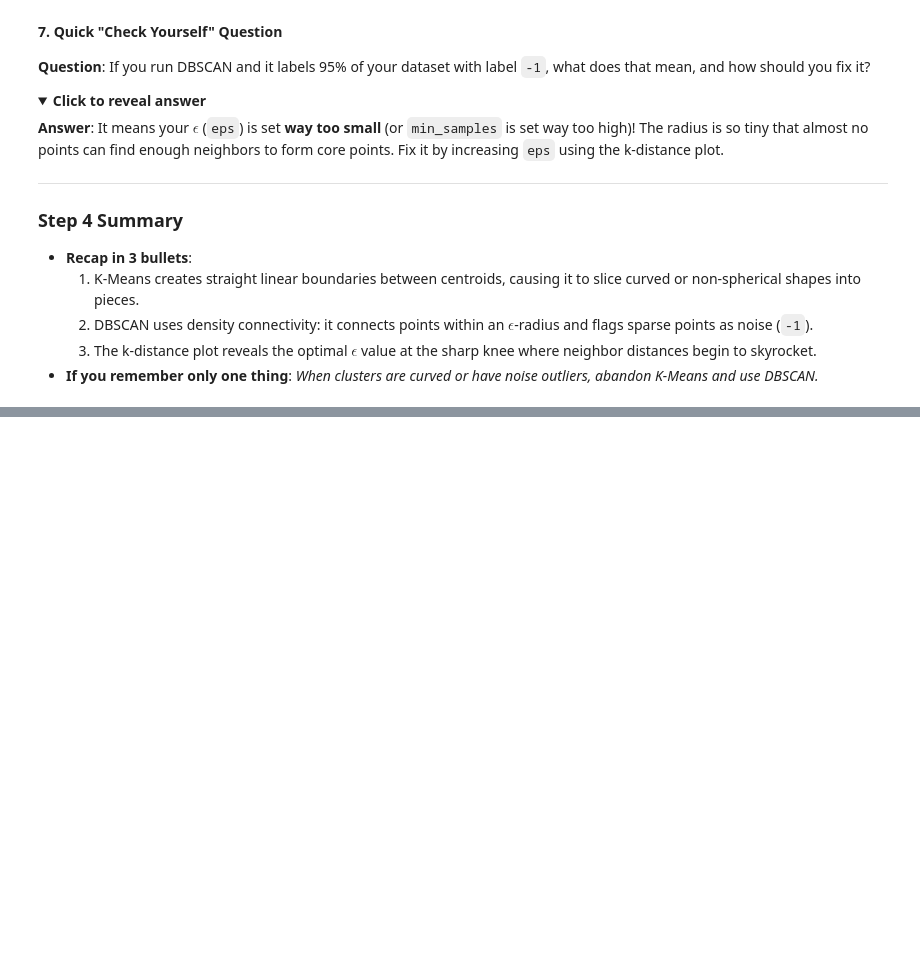
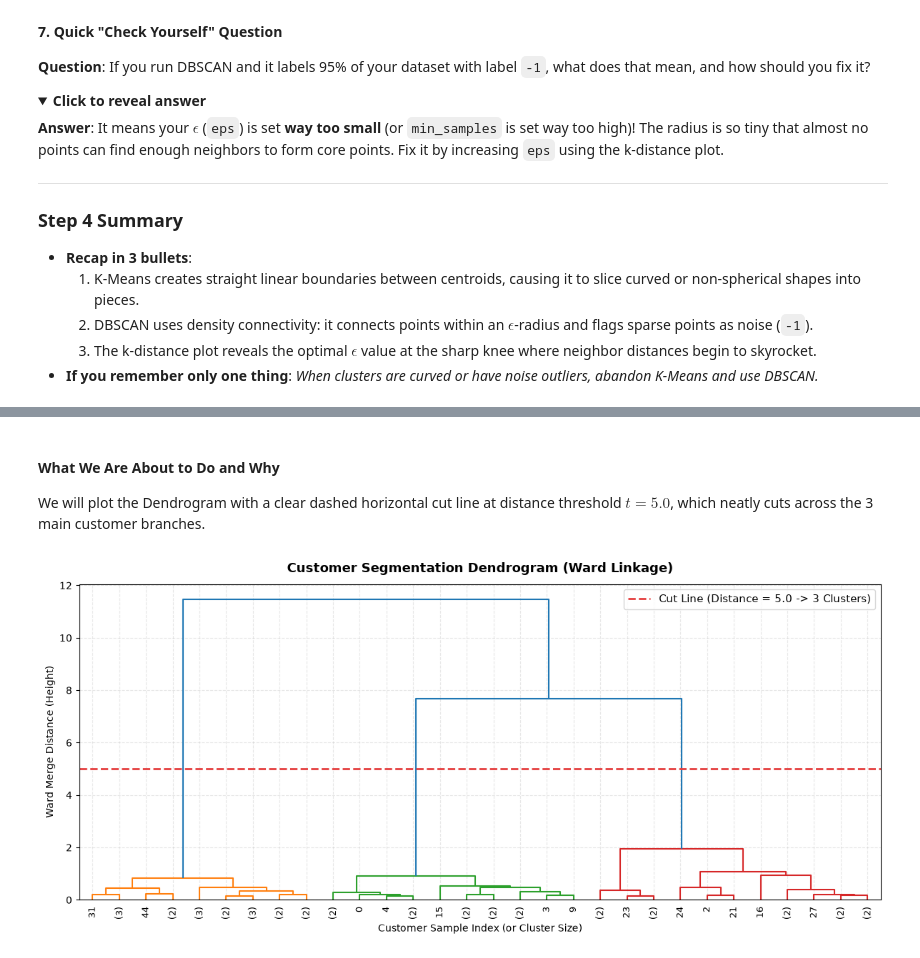
Before and after one commit to Arnav-Shrivastava/unsupervised-learning-zero-to-one, a Jupyter notebook: unsupervised_learning_zero_to_one.ipynb, the cells around one changed output, grey strips where cells are left out. Cells and saved outputs as stored; diff of their text form; code cells hidden in the pictures; folded sections open; blank space fills up the shorter version.

Commit message:
feat: add hierarchical clustering and dendrogram analysis

```diff
--- a/unsupervised_learning_zero_to_one.ipynb
+++ b/unsupervised_learning_zero_to_one.ipynb
@@ -1131,0 +1201,18 @@ Running DBSCAN on unscaled data with features that have huge variance difference
+# %%
+# Step 5.1 Code: Computing Hierarchical Linkage Matrix
+from scipy.cluster.hierarchy import linkage, dendrogram
+from sklearn.preprocessing import StandardScaler
+
+# Use a clean 50-point sample of customer data so dendrogram is easy to read
+np.random.seed(42)
+sample_indices = np.random.choice(len(X_demo), size=50, replace=False)
+X_sub = X_demo[sample_indices]
+
+# Standardize features
+scaler_sub = StandardScaler()
+X_sub_scaled = scaler_sub.fit_transform(X_sub)
+
+# Compute Ward Linkage matrix
+Z = linkage(X_sub_scaled, method='ward')
+print(f"Computed Linkage matrix Z of shape: {Z.shape}")
+print(f"First merge: Cluster {int(Z[0, 0])} + Cluster {int(Z[0, 1])} at distance {Z[0, 2]:.3f}")
@@ -1131,0 +1246,21 @@ Running DBSCAN on unscaled data with features that have huge variance difference
+# %% [markdown]
+#### What We Are About to Do and Why
+We will plot the Dendrogram with a clear dashed horizontal cut line at distance threshold $t = 5.0$, which neatly cuts across the 3 main customer branches.
+# %%
+# Step 5.2 Plot: The Customer Dendrogram and Cut Line
+fig, ax = plt.subplots(figsize=(12, 5.5))
+
+# Draw dendrogram
+dendrogram(Z, ax=ax, truncate_mode='lastp', p=30, leaf_rotation=90, leaf_font_size=9, color_threshold=5.0)
+
+# Draw horizontal cut line
+ax.axhline(y=5.0, color='#E53E3E', linestyle='--', linewidth=2.0, label='Cut Line (Distance = 5.0 -> 3 Clusters)')
+
+ax.set_title("Customer Segmentation Dendrogram (Ward Linkage)", fontsize=13, fontweight='bold', pad=12)
+ax.set_xlabel("Customer Sample Index (or Cluster Size)", fontsize=10)
+ax.set_ylabel("Ward Merge Distance (Height)", fontsize=10)
+ax.legend(loc='upper right', fontsize=11); ax.grid(True, linestyle='--', alpha=0.3)
+plt.tight_layout()
+plt.show()
+# %% [output]
+[figure, added]
```
Also changed, not shown: parts of 7 cells of this notebook.
